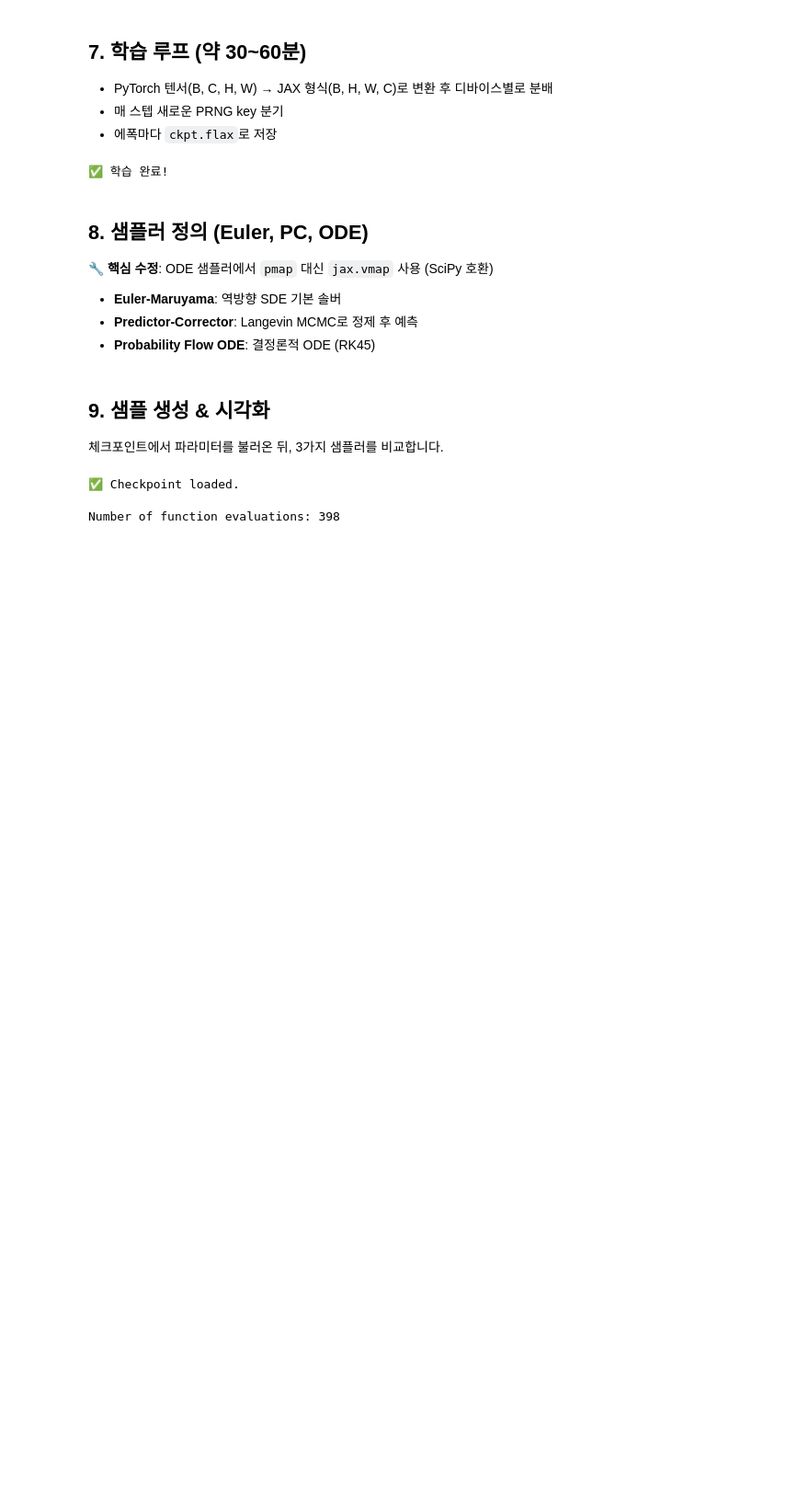
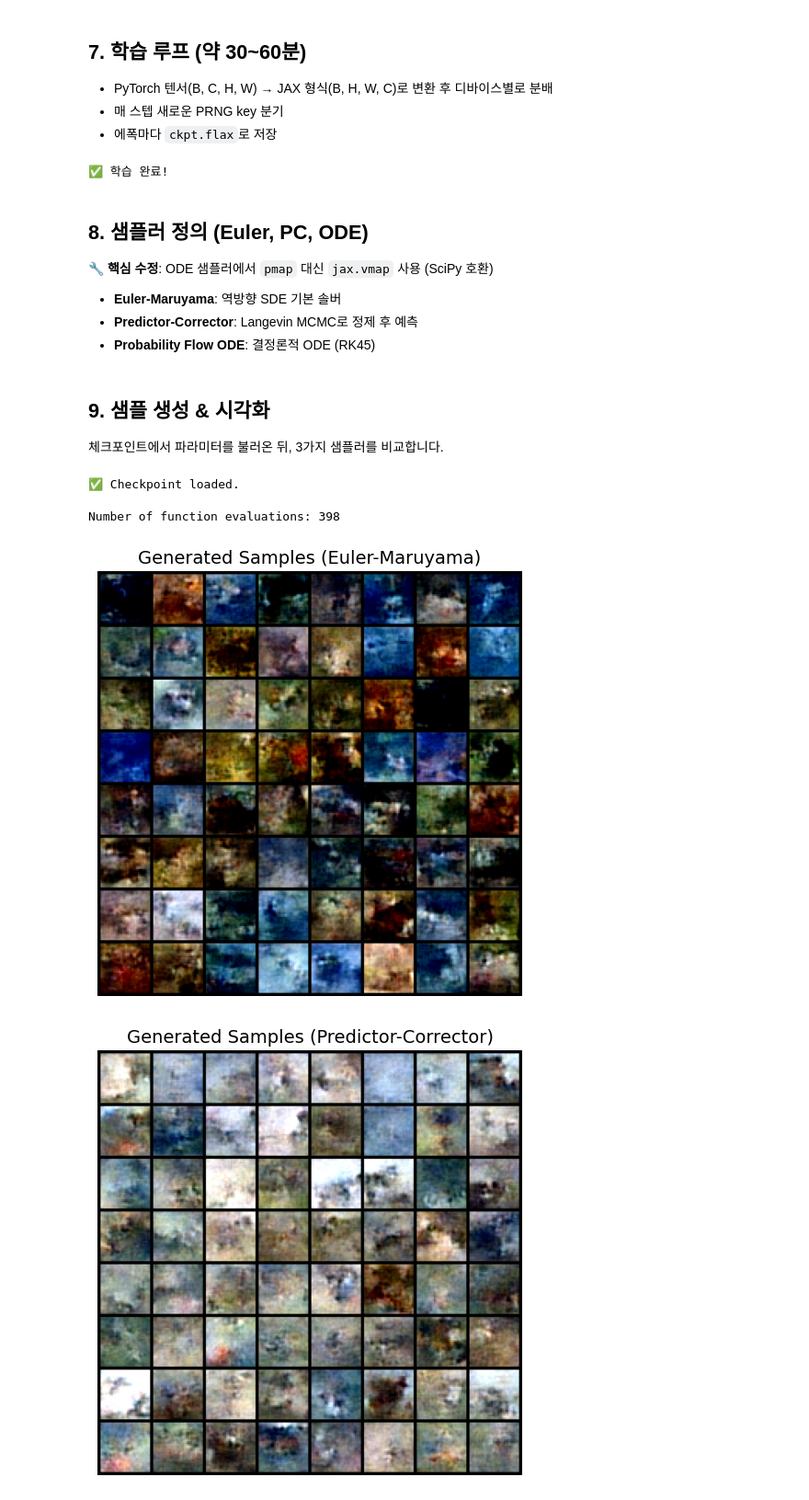
Before and after one commit to todd-jang/AIFFEL_quest_rs, a Jupyter notebook: MainQuest/Quest04/ScoreNet_SDE_JAX_CIFAR10_Final.ipynb, the cells around one changed output. Shown at 92% size. Drawn from its saved outputs; the diff is of its cells as text; code cells hidden in the pictures; blank space fills up the shorter version.

```diff
--- a/MainQuest/Quest04/ScoreNet_SDE_JAX_CIFAR10_Final.ipynb
+++ b/MainQuest/Quest04/ScoreNet_SDE_JAX_CIFAR10_Final.ipynb
@@ -481,3 +481,10 @@ def visualize_samples(samples, title):
 # %% [output]
 ✅ Checkpoint loaded.
 Number of function evaluations: 398
+# %%
+visualize_samples(samples_euler, 'Generated Samples (Euler-Maruyama)')
+visualize_samples(samples_pc, 'Generated Samples (Predictor-Corrector)')
+visualize_samples(samples_ode, 'Generated Samples (ODE)')
+# %% [output]
+[figure, added]
+[figure, added]
```
Also changed, not shown: parts of 1 cell of this notebook.
